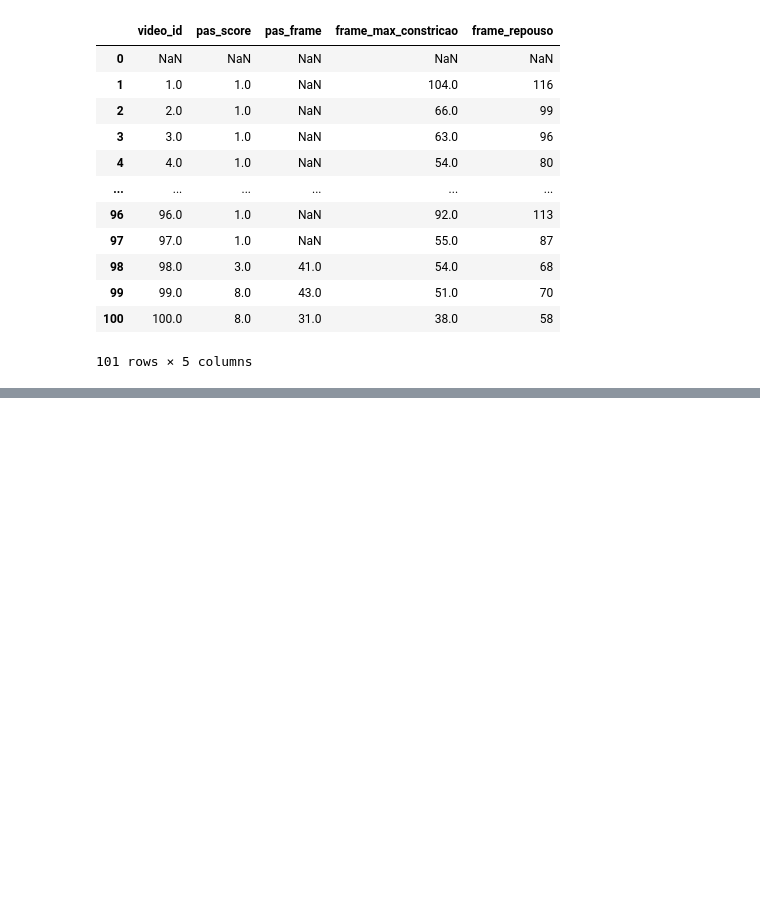
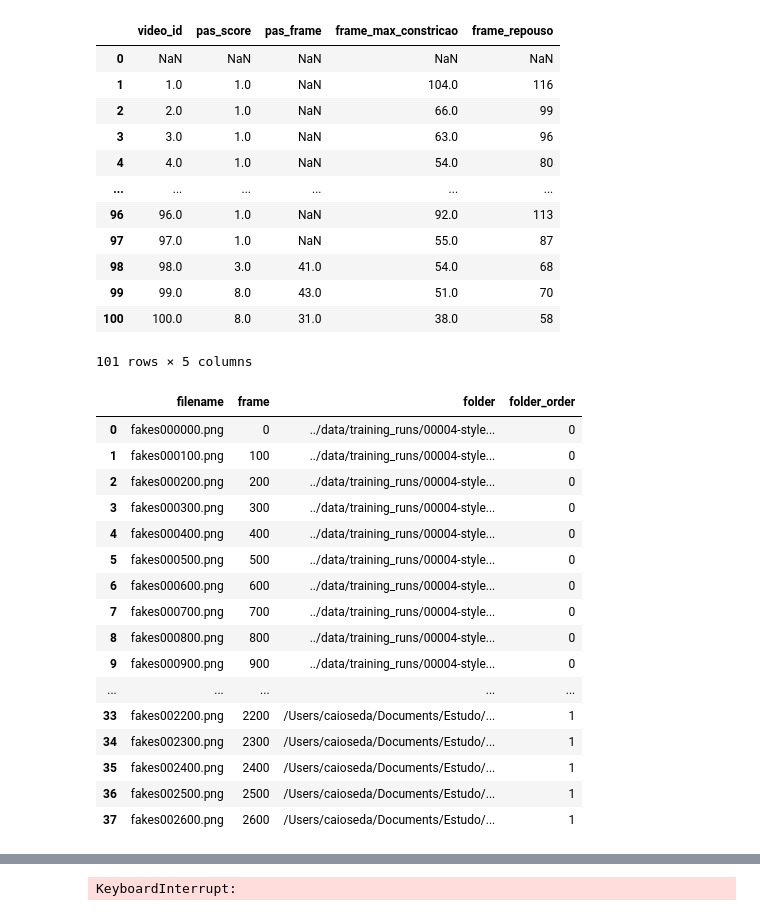
Before and after one commit to caioseda/data-synthesis-vfss, a Jupyter notebook: notebooks/create-image-dataset.ipynb, the cells around one changed output, grey strips where cells are left out. Saved outputs shown, nothing was run; the diff lists cells and outputs as text; code cells hidden in the pictures; blank space fills up the shorter version.

```diff
--- a/notebooks/create-image-dataset.ipynb
+++ b/notebooks/create-image-dataset.ipynb
@@ -48,3 +122,76 @@ df_frames_pas
 %matplotlib inline
 from matplotlib import pyplot as plt
 from IPython.display import display, Image
+# %%
+import cv2
+import re
+from pprint import pprint
+
+# Directory containing your 30 images
+image_folders = [
+    '../data/training_runs/00004-stylegan2-00000-all-frames-512-gpus2-batch32-gamma1.6384/',
+    '/Users/caioseda/Documents/Estudo/PUC/Semestre 2/INF2475 - Introduction to Deep Learning/codigo/data-synthesis-vfss/data/training_runs/_new_run/00004-stylegan2-00000-all-frames-512-gpus2-batch32-gamma1.6384/00000-stylegan2-00000-all-frames-512-gpus2-batch32-gamma1.6384/'
+]  # Replace with your folder path
+video_name = 'fake_image_evolution.mp4'
+video_dir = 'data/training_runs/'
+
+# Get files that match regex pattern.
+# Names like:
+# fakes000100.png, fakes000200.png, etc.
+images_dfs = []
+for image_folder in image_folders:
+    files = os.listdir(image_folder)
+    fake_images = [
+        f for f in files if re.match(r'fakes\d{6}\.png', f)
+    ]
+    series_fake_images = pd.DataFrame(fake_images, columns=['filename'])
+    series_fake_images['frame'] = series_fake_images['filename'].str.extract(r'(\d{6})').astype(int)
+    series_fake_images = series_fake_images.sort_values(by='frame')
+    series_fake_images['folder'] = image_folder
+    images_dfs.append(series_fake_images)
+
+images_df = pd.concat(images_dfs, ignore_index=True)
+images_df['folder_order'] = images_df['folder'].replace({image_folders[0]: 0, image_folders[1]: 1})
+images_df = images_df.sort_values(by=['folder_order', 'frame'])
+
+display(images_df)
+
+images = images_df['folder'] + images_df['filename'].astype(str)
+images = images.tolist()
+
+# Read the first image to get dimensions
+first_image = cv2.imread(images[0])
+height, width, layers = first_image.shape
+print(f"Image dimensions: {width}x{height}, Layers: {layers}")
+
+# Define the video writer
+fourcc = cv2.VideoWriter_fourcc(*'mp4v')  # You can also use 'XVID'
+fps = 3  # Frames per second
+video = cv2.VideoWriter(video_name, fourcc, fps, (width, height))
+
+pprint(images)
+# Write each image to the video
+for image in images:
+    frame = cv2.imread(image)
+    video.write(frame)
+
+video.release()
+print(f"Video saved as {video_name}")
+# %% [output]
+|  | filename | frame | folder | folder_order |
+| 0 | fakes000000.png | 0 | ../data/training_runs/00004-style... | 0 |
+| 1 | fakes000100.png | 100 | ../data/training_runs/00004-style... | 0 |
+| 2 | fakes000200.png | 200 | ../data/training_runs/00004-style... | 0 |
+| 3 | fakes000300.png | 300 | ../data/training_runs/00004-style... | 0 |
+| 4 | fakes000400.png | 400 | ../data/training_runs/00004-style... | 0 |
+| 5 | fakes000500.png | 500 | ../data/training_runs/00004-style... | 0 |
+| 6 | fakes000600.png | 600 | ../data/training_runs/00004-style... | 0 |
+| 7 | fakes000700.png | 700 | ../data/training_runs/00004-style... | 0 |
+| 8 | fakes000800.png | 800 | ../data/training_runs/00004-style... | 0 |
+| 9 | fakes000900.png | 900 | ../data/training_runs/00004-style... | 0 |
+| ... | ... | ... | ... | ... |
+| 33 | fakes002200.png | 2200 | /Users/caioseda/Documents/Estudo/... | 1 |
+| 34 | fakes002300.png | 2300 | /Users/caioseda/Documents/Estudo/... | 1 |
+| 35 | fakes002400.png | 2400 | /Users/caioseda/Documents/Estudo/... | 1 |
+| 36 | fakes002500.png | 2500 | /Users/caioseda/Documents/Estudo/... | 1 |
+| 37 | fakes002600.png | 2600 | /Users/caioseda/Documents/Estudo/... | 1 |
@@ -50,0 +215 @@ from IPython.display import display, Image
+KeyboardInterrupt:
```
Also changed, not shown: parts of 8 cells of this notebook, 1 other file.
